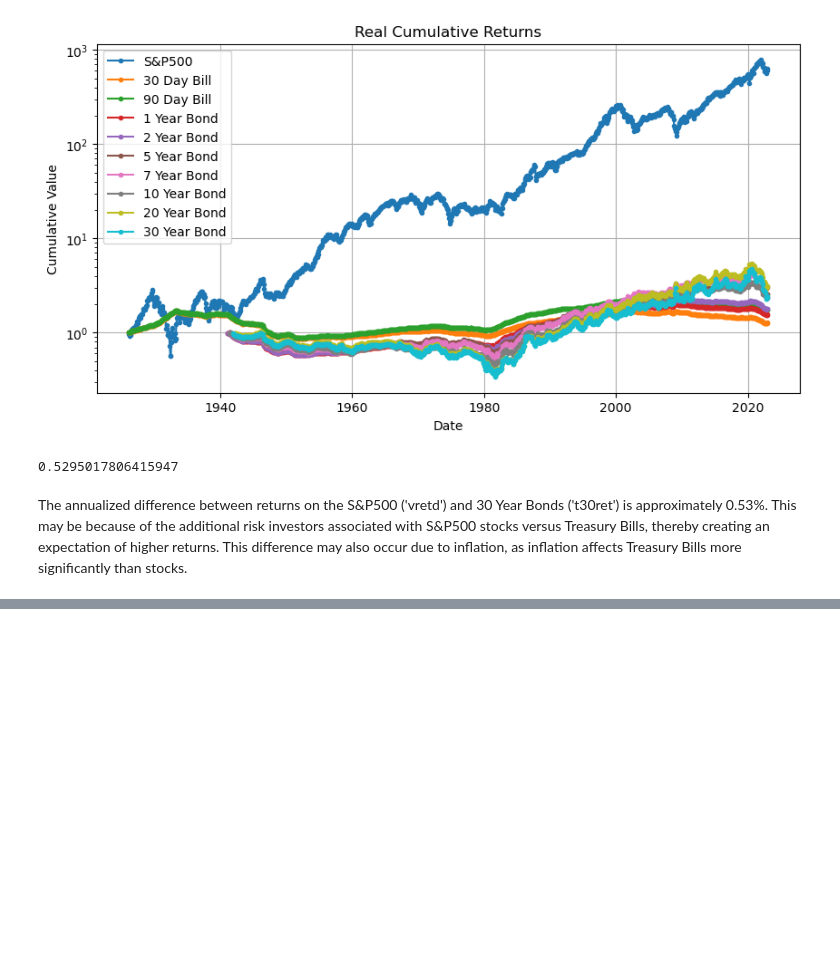
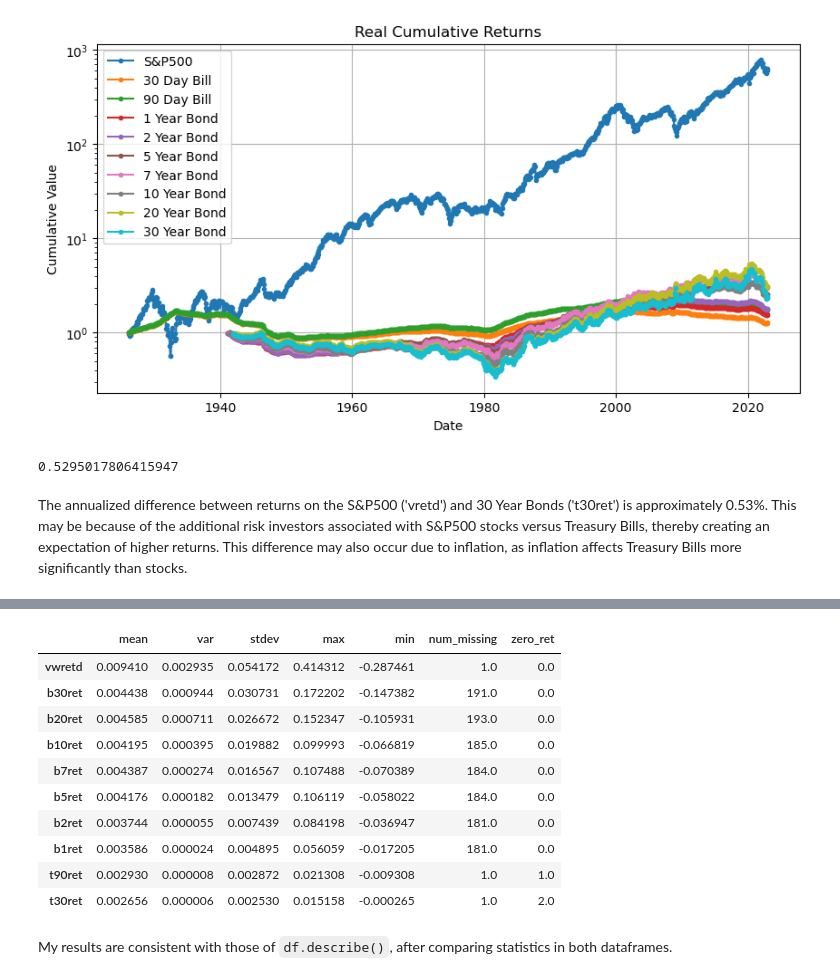
Before and after one commit to pathmarkoak/bufn400, a Jupyter notebook: Homeworks/Homework 1/Modeling long-term equity returns.ipynb, the cells around one changed output, grey strips where cells are left out. Cells and saved outputs as stored; diff of their text form; code cells hidden in the pictures; blank space fills up the shorter version.

```diff
--- a/Homeworks/Homework 1/Modeling long-term equity returns.ipynb
+++ b/Homeworks/Homework 1/Modeling long-term equity returns.ipynb
@@ -165,0 +180,21 @@ The annualized difference between returns on the S&P500 ('vretd') and 30 Year Bo
+# %%
+# Constructing summary statistic dataframe from scratch
+['vwretd', 'b30ret', 'b20ret', 'b10ret', 'b7ret', 'b5ret', 'b2ret', 'b1ret', 't90ret', 't30ret']
+returns = merged[['vwretd', 'b30ret', 'b20ret', 'b10ret', 'b7ret', 'b5ret', 'b2ret', 'b1ret', 't90ret', 't30ret']].copy()
+stats = pd.DataFrame({'mean': returns.mean(), 'var': returns.var(), 'stdev': returns.std(), 'max': returns.max(), 'min': returns.min(), 'num_missing': returns.isnull().sum(), 'zero_ret': returns.eq(0).sum()}).T
+stats.columns = ['vwretd', 'b30ret', 'b20ret', 'b10ret', 'b7ret', 'b5ret', 'b2ret', 'b1ret', 't90ret', 't30ret']
+stats.T
+# %% [output]
+|  | mean | var | stdev | max | min | num_missing | zero_ret |
+| vwretd | 0.009410 | 0.002935 | 0.054172 | 0.414312 | -0.287461 | 1.0 | 0.0 |
+| b30ret | 0.004438 | 0.000944 | 0.030731 | 0.172202 | -0.147382 | 191.0 | 0.0 |
+| b20ret | 0.004585 | 0.000711 | 0.026672 | 0.152347 | -0.105931 | 193.0 | 0.0 |
+| b10ret | 0.004195 | 0.000395 | 0.019882 | 0.099993 | -0.066819 | 185.0 | 0.0 |
+| b7ret | 0.004387 | 0.000274 | 0.016567 | 0.107488 | -0.070389 | 184.0 | 0.0 |
+| b5ret | 0.004176 | 0.000182 | 0.013479 | 0.106119 | -0.058022 | 184.0 | 0.0 |
+| b2ret | 0.003744 | 0.000055 | 0.007439 | 0.084198 | -0.036947 | 181.0 | 0.0 |
+| b1ret | 0.003586 | 0.000024 | 0.004895 | 0.056059 | -0.017205 | 181.0 | 0.0 |
+| t90ret | 0.002930 | 0.000008 | 0.002872 | 0.021308 | -0.009308 | 1.0 | 1.0 |
+| t30ret | 0.002656 | 0.000006 | 0.002530 | 0.015158 | -0.000265 | 1.0 | 2.0 |
+# %% [markdown]
+My results are consistent with those of `df.describe()`, after comparing statistics in both dataframes.
```
Also changed, not shown: parts of 3 cells of this notebook.
